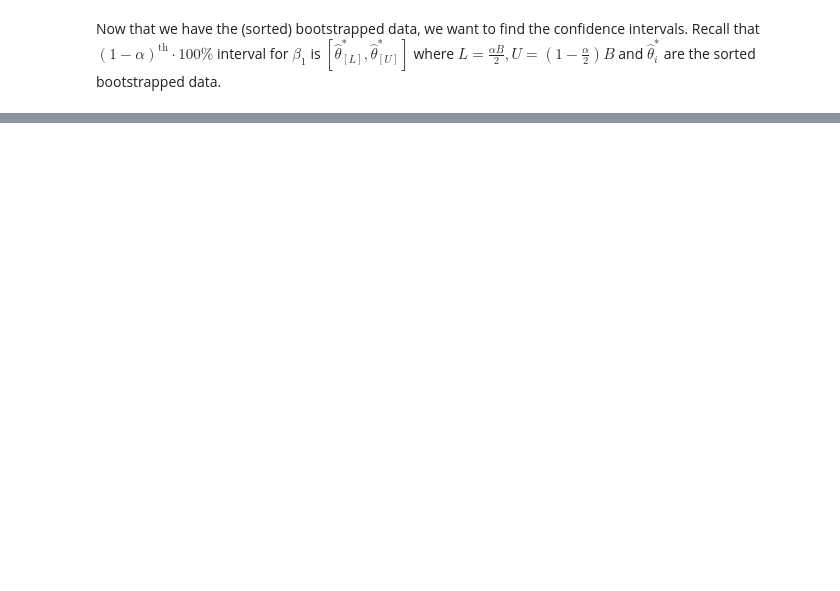
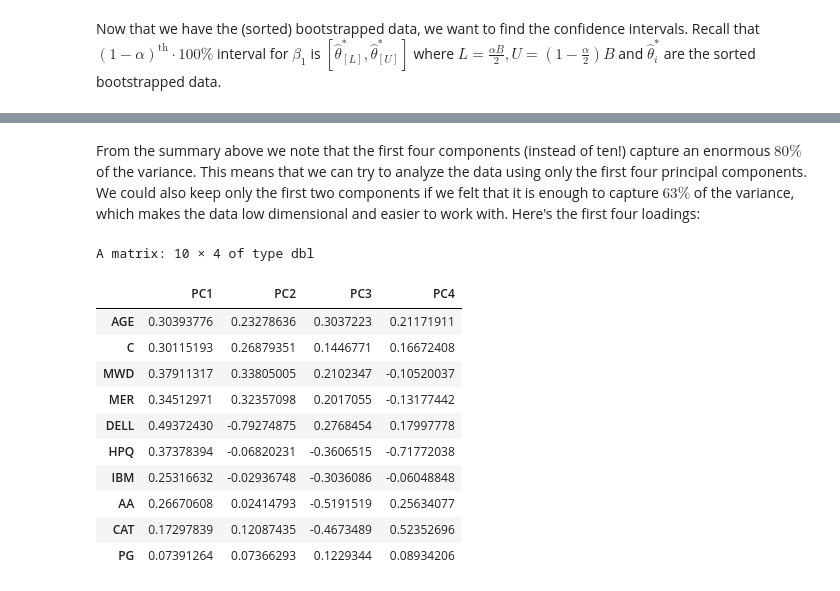
Before and after one commit to nilavam/Data-Mining, a Jupyter notebook: Assign2/Assignment 2.ipynb, the cells around one changed output, grey strips where cells are left out. Saved outputs shown, nothing was run; the diff lists cells and outputs as text; code cells hidden in the pictures; blank space fills up the shorter version.

```diff
--- a/Assign2/Assignment 2.ipynb
+++ b/Assign2/Assignment 2.ipynb
@@ -79,0 +138,17 @@ numeric(0)
+# %% [markdown]
+From the summary above we note that the first four components (instead of ten!) capture an enormous $80\%$ of the variance. This means that we can try to analyze the data using only the first four principal components. We could also keep only the first two components if we felt that it is enough to capture $63\%$ of the variance, which makes the data low dimensional and easier to work with. Here's the first four loadings:
+# %%
+pca$rotation[,1:4]
+# %% [output]
+A matrix: 10 × 4 of type dbl
+|  | PC1 | PC2 | PC3 | PC4 |
+| AGE | 0.30393776 | 0.23278636 | 0.3037223 | 0.21171911 |
+| C | 0.30115193 | 0.26879351 | 0.1446771 | 0.16672408 |
+| MWD | 0.37911317 | 0.33805005 | 0.2102347 | -0.10520037 |
+| MER | 0.34512971 | 0.32357098 | 0.2017055 | -0.13177442 |
+| DELL | 0.49372430 | -0.79274875 | 0.2768454 | 0.17997778 |
+| HPQ | 0.37378394 | -0.06820231 | -0.3606515 | -0.71772038 |
+| IBM | 0.25316632 | -0.02936748 | -0.3036086 | -0.06048848 |
+| AA | 0.26670608 | 0.02414793 | -0.5191519 | 0.25634077 |
+| CAT | 0.17297839 | 0.12087435 | -0.4673489 | 0.52352696 |
+| PG | 0.07391264 | 0.07366293 | 0.1229344 | 0.08934206 |
```
Also changed, not shown: parts of 15 cells of this notebook, 3 other files.
